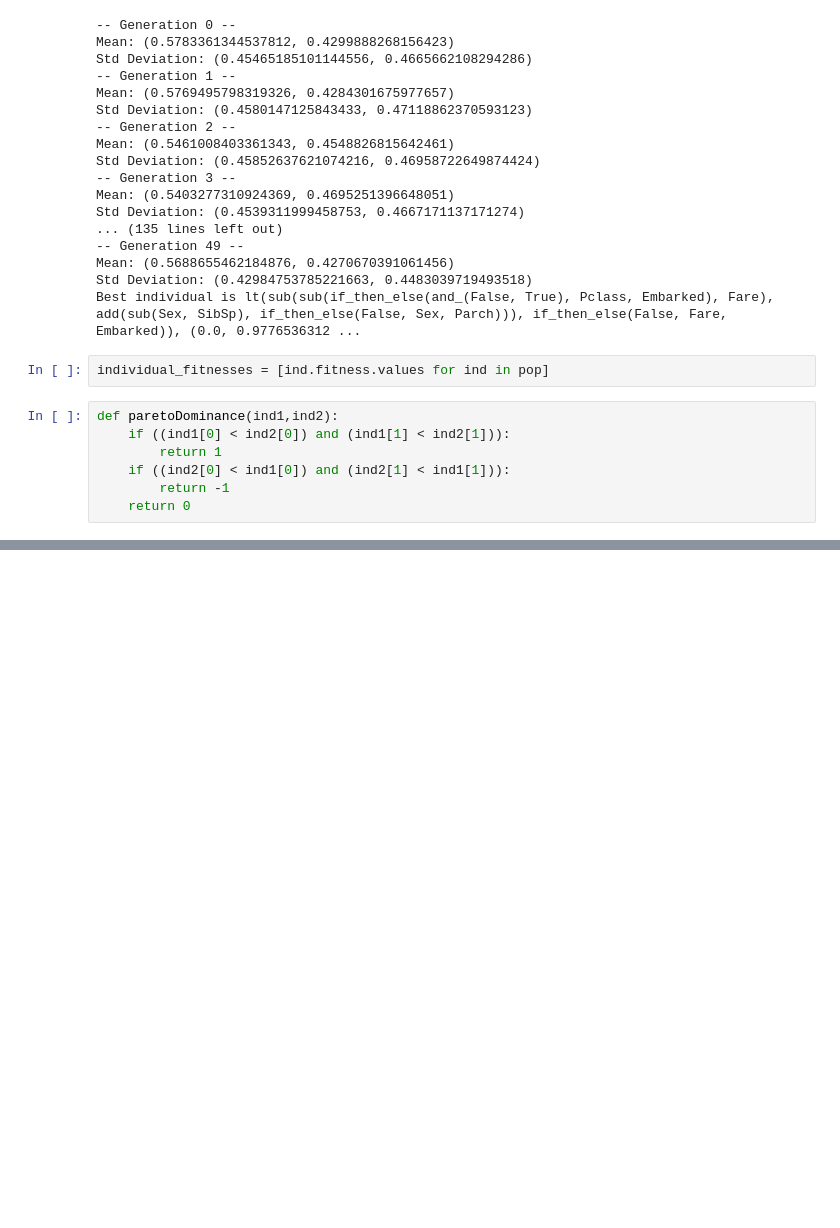
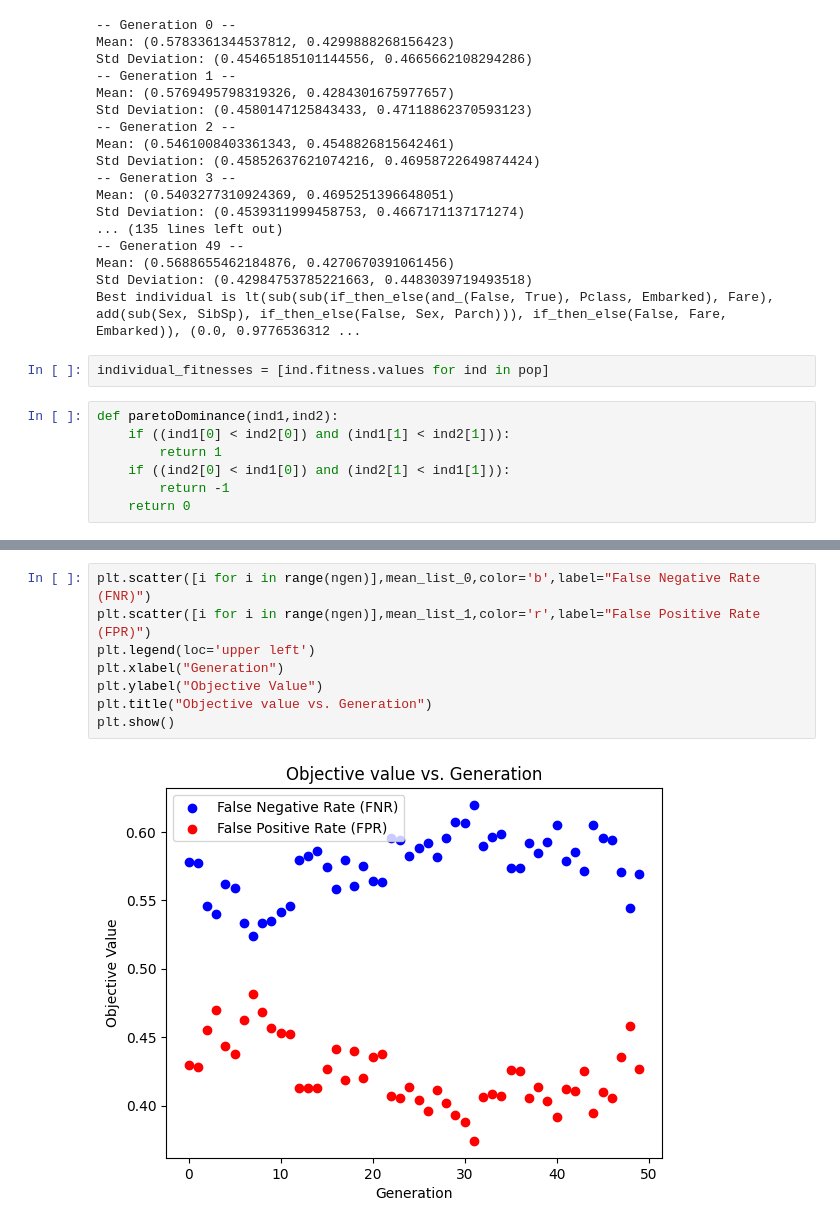
Before and after one commit to vmallela0/titanic-mogp, a Jupyter notebook: strongly_typed_titanic.ipynb, the cells around one changed output, grey strips where cells are left out. Drawn from its saved outputs; the diff is of its cells as text; blank space fills up the shorter version.

```diff
--- a/strongly_typed_titanic.ipynb
+++ b/strongly_typed_titanic.ipynb
@@ -268,0 +275,10 @@ Area Under Curve: 0.18935730716867755
+# %%
+plt.scatter([i for i in range(ngen)],mean_list_0,color='b',label="False Negative Rate (FNR)")
+plt.scatter([i for i in range(ngen)],mean_list_1,color='r',label="False Positive Rate (FPR)")
+plt.legend(loc='upper left')
+plt.xlabel("Generation")
+plt.ylabel("Objective Value")
+plt.title("Objective value vs. Generation")
+plt.show()
+# %% [output]
+[figure, added]
```
Also changed, not shown: parts of 2 cells of this notebook.
